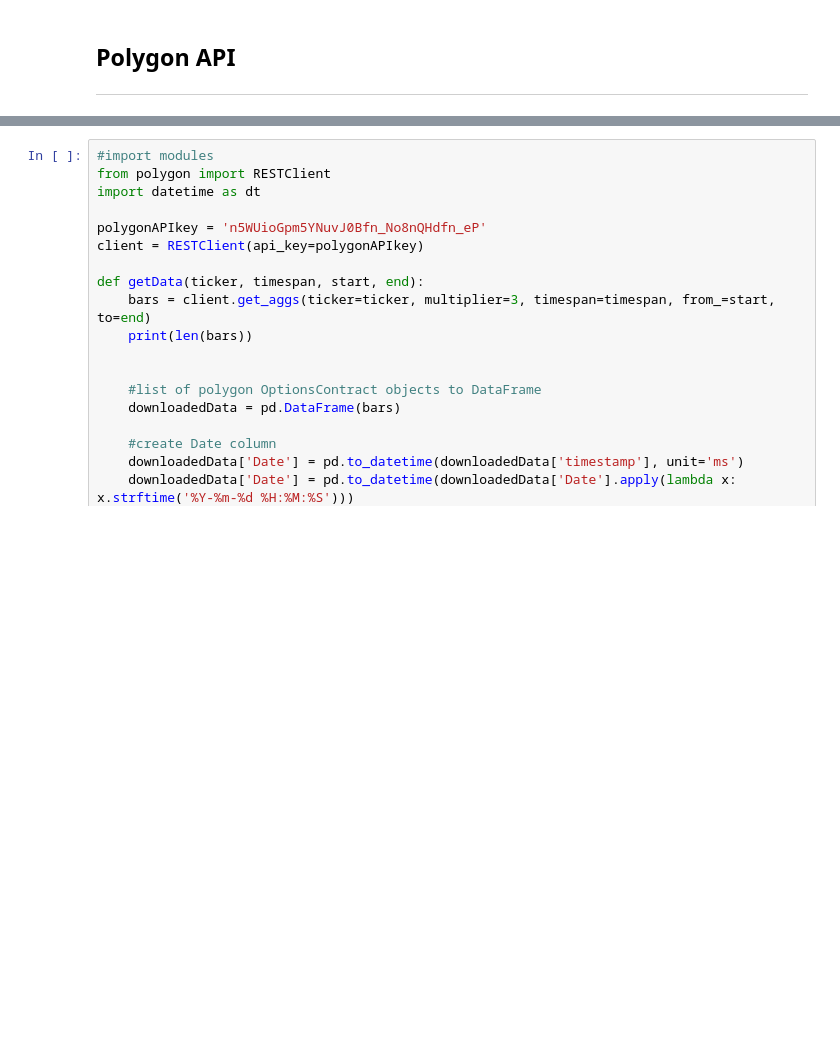
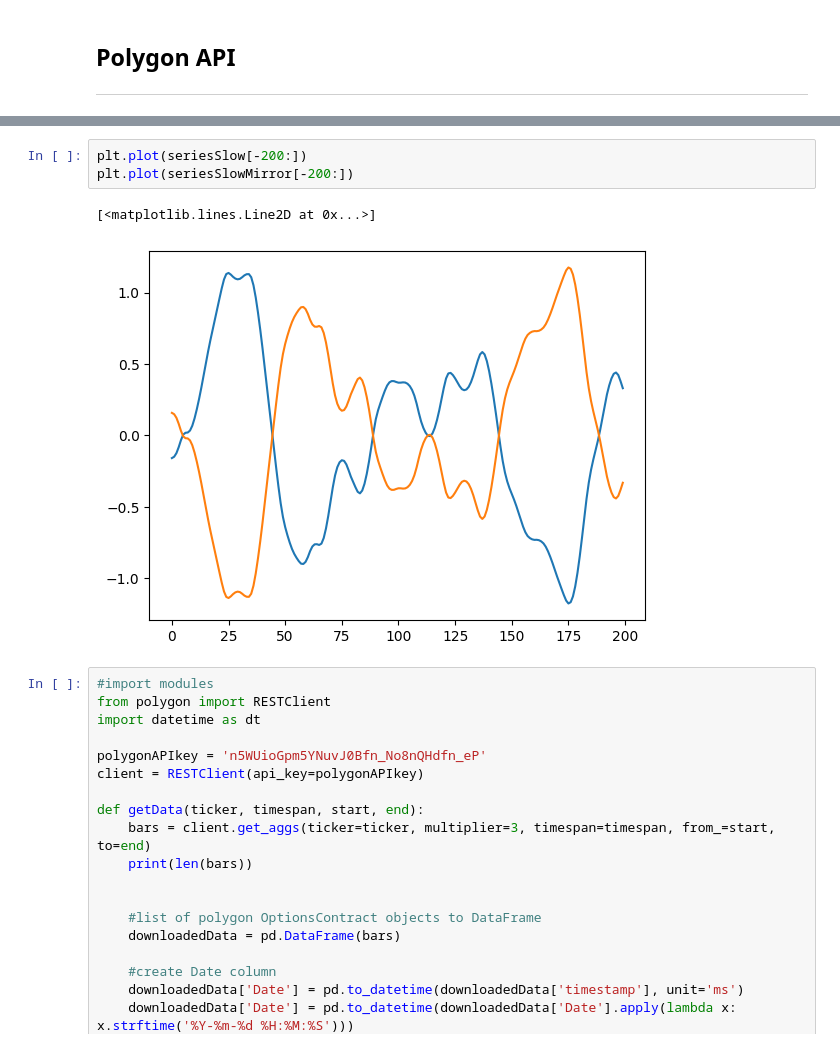
Before and after one commit to d3nnis2001/PIES, a Jupyter notebook: algo.ipynb, the cells around one changed output, grey strips where cells are left out. Drawn from its saved outputs; the diff is of its cells as text; blank space fills up the shorter version.

```diff
--- a/algo.ipynb
+++ b/algo.ipynb
@@ -24,3 +88,9 @@ data2.set_index('Opent', inplace=True)
+# %%
+plt.plot(seriesSlow[-200:])
+plt.plot(seriesSlowMirror[-200:])
+# %% [output]
+[<matplotlib.lines.Line2D at 0x...>]
+[figure, added]
 # %%
 #import modules
 from polygon import RESTClient
```
Also changed, not shown: parts of 5 cells of this notebook, 4 other files.
